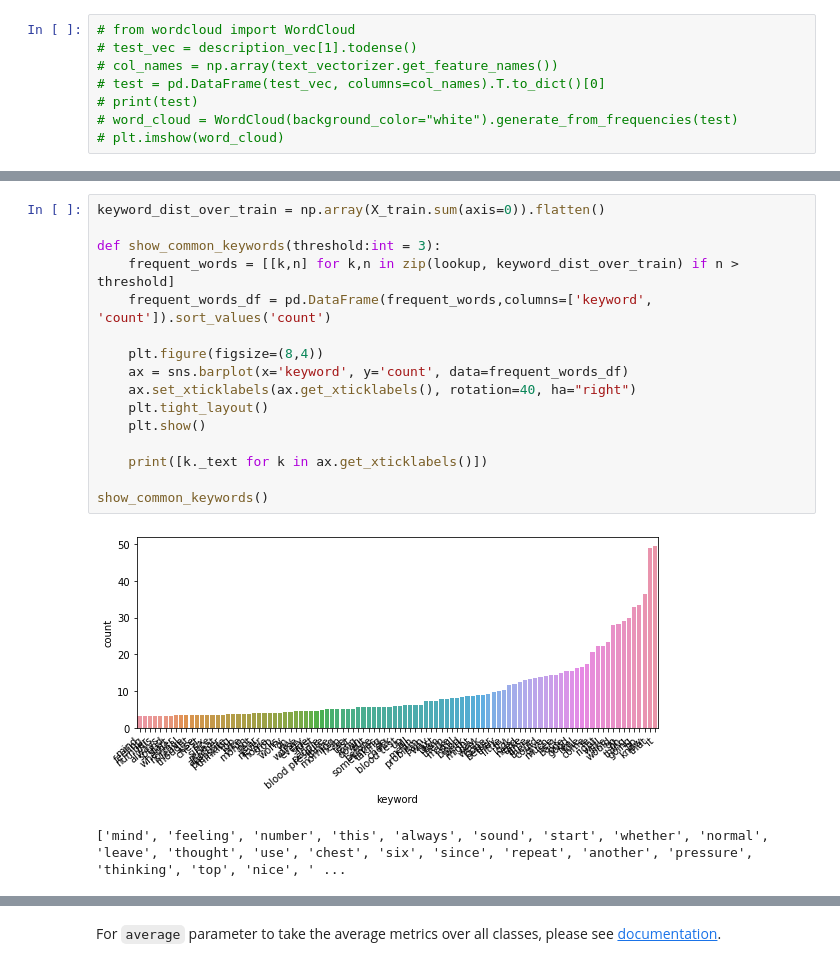
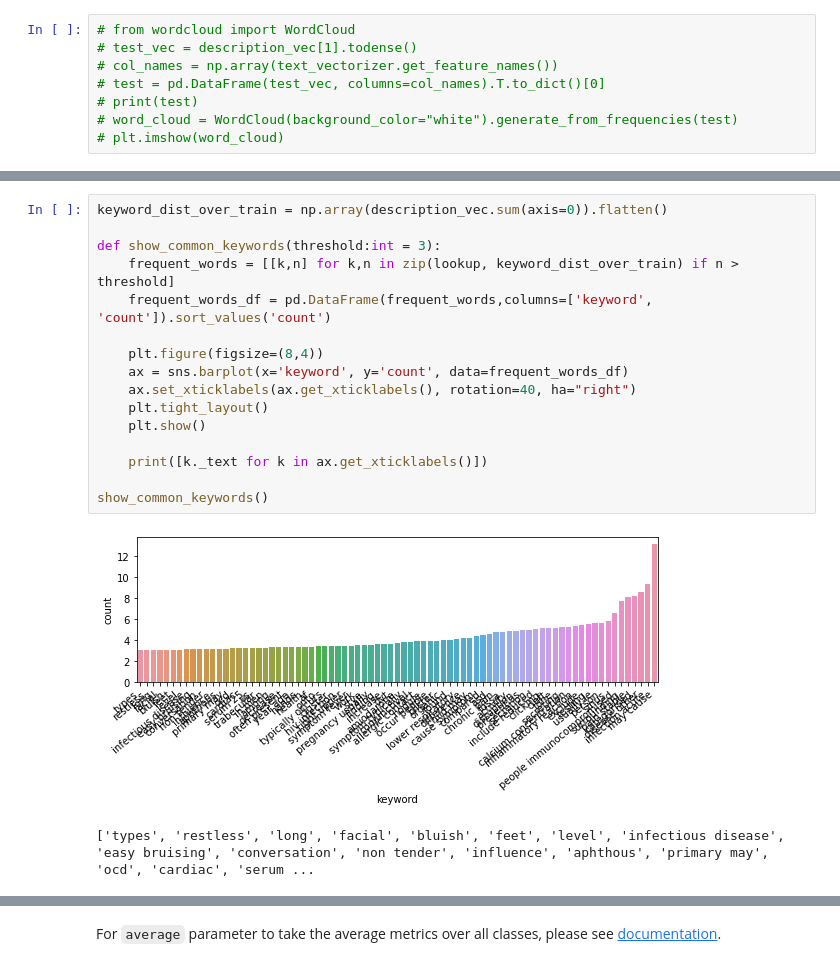
Before and after one commit to NLPforGPs/NLP-Primary-Care, a Jupyter notebook: classification.ipynb, the cells around one changed output, grey strips where cells are left out. Cells and saved outputs as stored; diff of their text form.

```diff
--- a/classification.ipynb
+++ b/classification.ipynb
@@ -741,19 +723,19 @@ Text(0.5, 1.0, 'Train set bag-of-words matrix')
 # %%
-keyword_dist_over_train = np.array(X_train.sum(axis=0)).flatten()
+keyword_dist_over_train = np.array(description_vec.sum(axis=0)).flatten()
 
 def show_common_keywords(threshold:int = 3):
     frequent_words = [[k,n] for k,n in zip(lookup, keyword_dist_over_train) if n > threshold]
     frequent_words_df = pd.DataFrame(frequent_words,columns=['keyword', 'count']).sort_values('count')
 
     plt.figure(figsize=(8,4))
     ax = sns.barplot(x='keyword', y='count', data=frequent_words_df)
     ax.set_xticklabels(ax.get_xticklabels(), rotation=40, ha="right")
     plt.tight_layout()
     plt.show()
 
     print([k._text for k in ax.get_xticklabels()])
 
 show_common_keywords()
 # %% [output]
-[figure, old version]
+[figure, new version]
-['mind', 'feeling', 'number', 'this', 'always', 'sound', 'start', 'whether', 'normal', 'leave', 'thought', 'use', 'chest', 'six', 'since', 'repeat', 'another', 'pressure', 'thinking', 'top', 'nice', ' ...
+['types', 'restless', 'long', 'facial', 'bluish', 'feet', 'level', 'infectious disease', 'easy bruising', 'conversation', 'non tender', 'influence', 'aphthous', 'primary may', 'ocd', 'cardiac', 'serum ...
```
Also changed, not shown: parts of 19 cells of this notebook.
